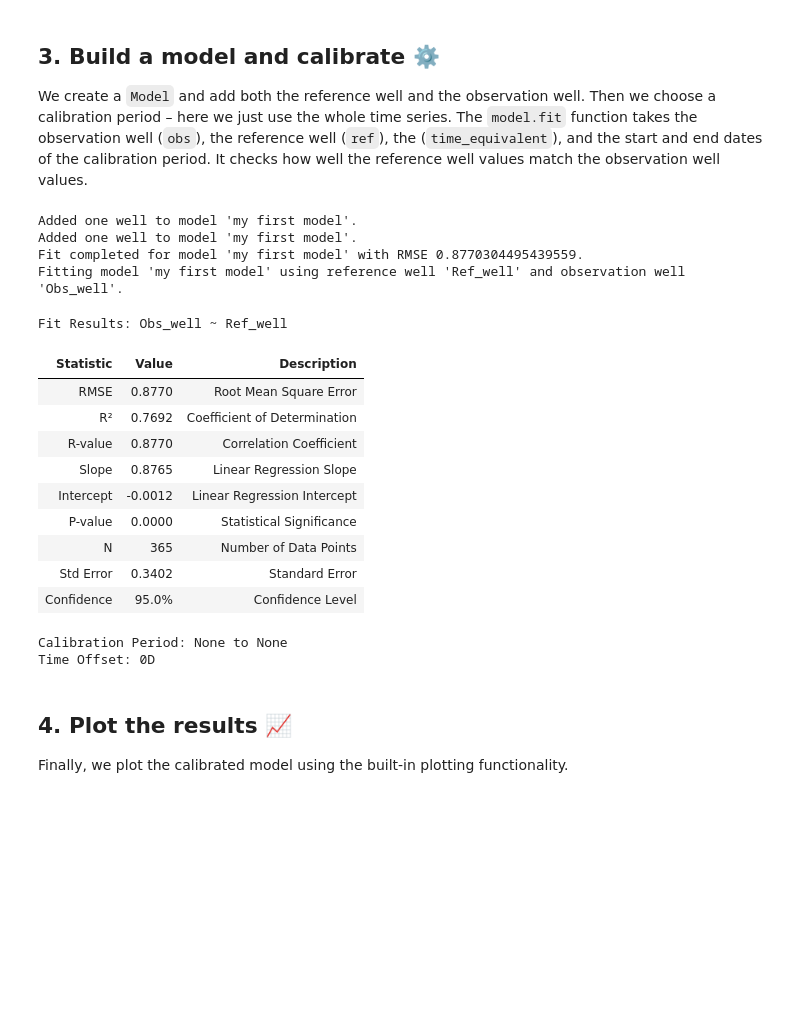
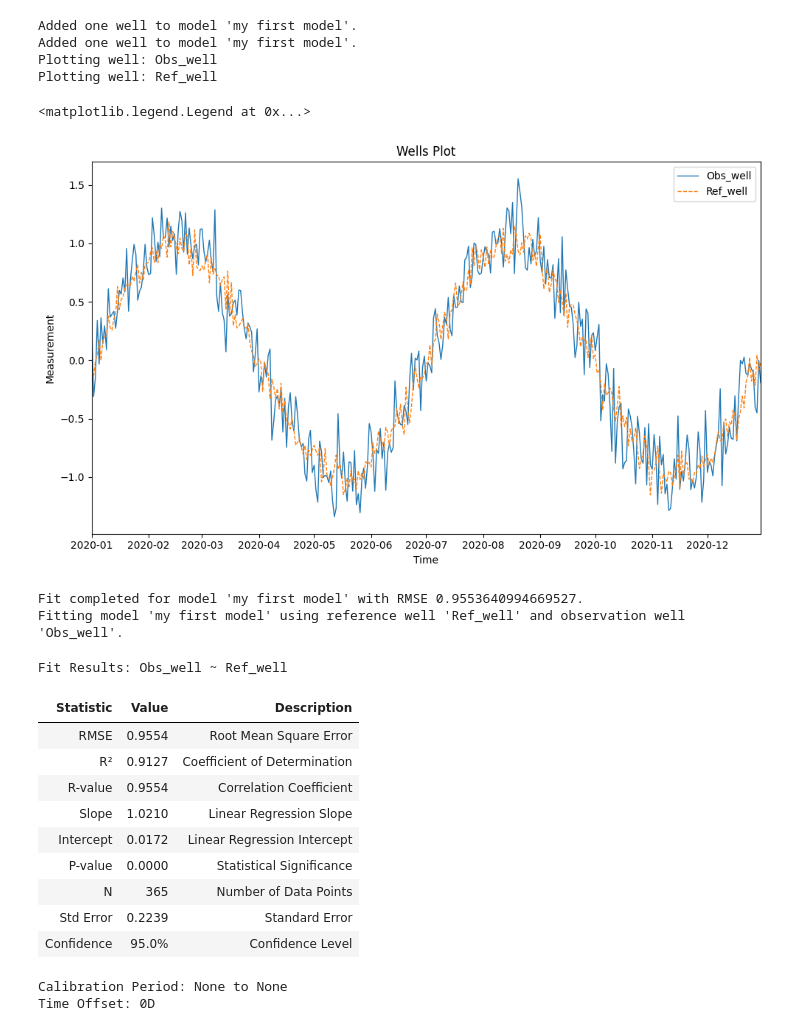
Before and after one commit to andersretznerSGU/gwrefpy, a Jupyter notebook: docs/tutorials/quickstart.ipynb, the cells around one changed output. Drawn from its saved outputs; the diff is of its cells as text; code cells hidden in the pictures; blank space fills up the shorter version.

```diff
--- a/docs/tutorials/quickstart.ipynb
+++ b/docs/tutorials/quickstart.ipynb
@@ -31,42 +15,40 @@ We now add our time series to `Well` objects.  The following boolean condition m
 
 obs = gr.Well(name="Obs_well", is_reference=False, timeseries=obs_series)
 ref = gr.Well(name="Ref_well", is_reference=True, timeseries=ref_series)
-# %% [markdown]
-## 3. Build a model and calibrate ⚙️
-
-We create a `Model` and add both the reference well and the observation well.
-Then we choose a calibration period – here we just use the whole time series.
-The `model.fit` function takes the observation well (`obs`), the reference well (`ref`), the (`time_equivalent`), and the start and end dates of the calibration period. It checks how well the reference well values match the observation well values.
 # %%
 model = gr.Model(name="my first model")
 model.add_well(obs)
 model.add_well(ref)
 
-model.fit(
-    obs,
-    ref,
-    offset="0D"
-)
+fig, ax = model.plot_wells()
+ax.legend()
 # %% [output]
 Added one well to model 'my first model'.
 Added one well to model 'my first model'.
-Fit completed for model 'my first model' with RMSE 0.8770304495439559.
-Fitting model 'my first model' using reference well 'Ref_well' and observation well 'Obs_well'.
+Plotting well: Obs_well
+Plotting well: Ref_well
-Fit Results: Obs_well ~ Ref_well
+<matplotlib.legend.Legend at 0x...>
-| Statistic | Value | Description |
-| RMSE | 0.8770 | Root Mean Square Error |
-| R² | 0.7692 | Coefficient of Determination |
-| R-value | 0.8770 | Correlation Coefficient |
-| Slope | 0.8765 | Linear Regression Slope |
-| Intercept | -0.0012 | Linear Regression Intercept |
-| P-value | 0.0000 | Statistical Significance |
-| N | 365 | Number of Data Points |
-| Std Error | 0.3402 | Standard Error |
-| Confidence | 95.0% | Confidence Level |
-Calibration Period: None to None
-Time Offset: 0D
+[figure, added]
-# %% [markdown]
-## 4. Plot the results 📈
-
-Finally, we plot the calibrated model using the built-in plotting functionality.
+# %%
+model.fit(
+    obs,
+    ref,
+    offset="0D"
+)
+# %% [output]
+Fit completed for model 'my first model' with RMSE 0.9553640994669527.
+Fitting model 'my first model' using reference well 'Ref_well' and observation well 'Obs_well'.
+Fit Results: Obs_well ~ Ref_well
+| Statistic | Value | Description |
+| RMSE | 0.9554 | Root Mean Square Error |
+| R² | 0.9127 | Coefficient of Determination |
+| R-value | 0.9554 | Correlation Coefficient |
+| Slope | 1.0210 | Linear Regression Slope |
+| Intercept | 0.0172 | Linear Regression Intercept |
+| P-value | 0.0000 | Statistical Significance |
+| N | 365 | Number of Data Points |
+| Std Error | 0.2239 | Standard Error |
+| Confidence | 95.0% | Confidence Level |
+Calibration Period: None to None
+Time Offset: 0D
 # %%
```
Also changed, not shown: parts of 6 cells of this notebook, 1 other file.
